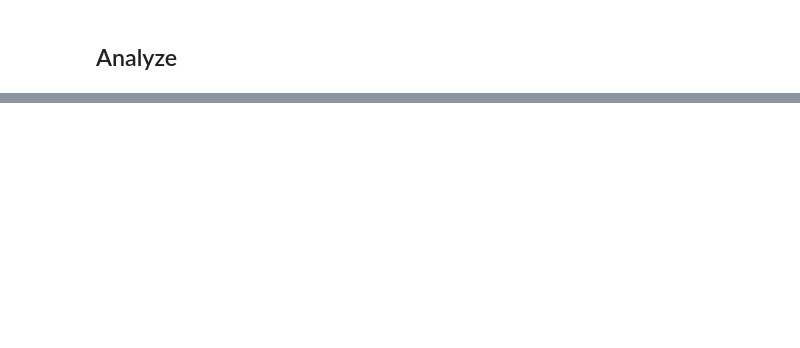
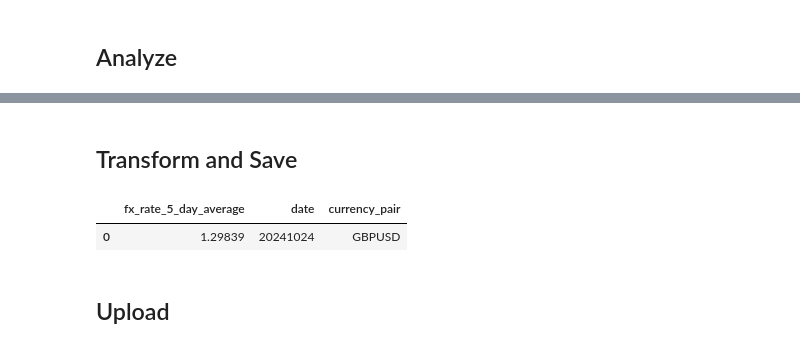
Before and after one commit to jpmorganchase/fusion, a Jupyter notebook: docs/get_started.ipynb, the cells around one changed output, grey strips where cells are left out. Saved outputs shown, nothing was run; the diff lists cells and outputs as text; code cells hidden in the pictures; blank space fills up the shorter version.

```diff
--- a/docs/get_started.ipynb
+++ b/docs/get_started.ipynb
@@ -91,4 +122,4 @@ fusion.list_dataset_attributes("FXO_SP")
 # %% [markdown]
 ## Download and load
 # %%
-df = fusion.to_df("FXO_SP", "20220101:20221231", columns=["currency_pair", "date", "fx_rate"], filters=[("currency_pair", "=", "GBPUSD")])
+df = fusion.to_df("FXO_SP", "20241018:20241024", dataset_format="csv", columns=["currency_pair", "date", "fx_rate"], filters=[("currency_pair", "=", "GBPUSD")])
@@ -106,3 +144,0 @@ df.head()
-# %%
-df["date"] = pd.to_datetime(df["date"].astype("str"))
-df.sort_values("date").set_index("date").plot(grid=True);
@@ -110,0 +154,13 @@ df.sort_values("date").set_index("date").plot(grid=True);
+# %% [markdown]
+## Transform and Save
+# %%
+transformed_df = pd.DataFrame({
+    'fx_rate_5_day_average': [df['fx_rate'].mean()],
+    'date': [df['date'].max()],
+    'currency_pair': [df['currency_pair'].max()]
+})
+
+transformed_df
+# %% [output]
+|  | fx_rate_5_day_average | date | currency_pair |
+| 0 | 1.29839 | 20241024 | GBPUSD |
@@ -110,0 +169,2 @@ df.sort_values("date").set_index("date").plot(grid=True);
+# %% [markdown]
+## Upload
```
Also changed, not shown: parts of 17 cells of this notebook, 1 other file.
